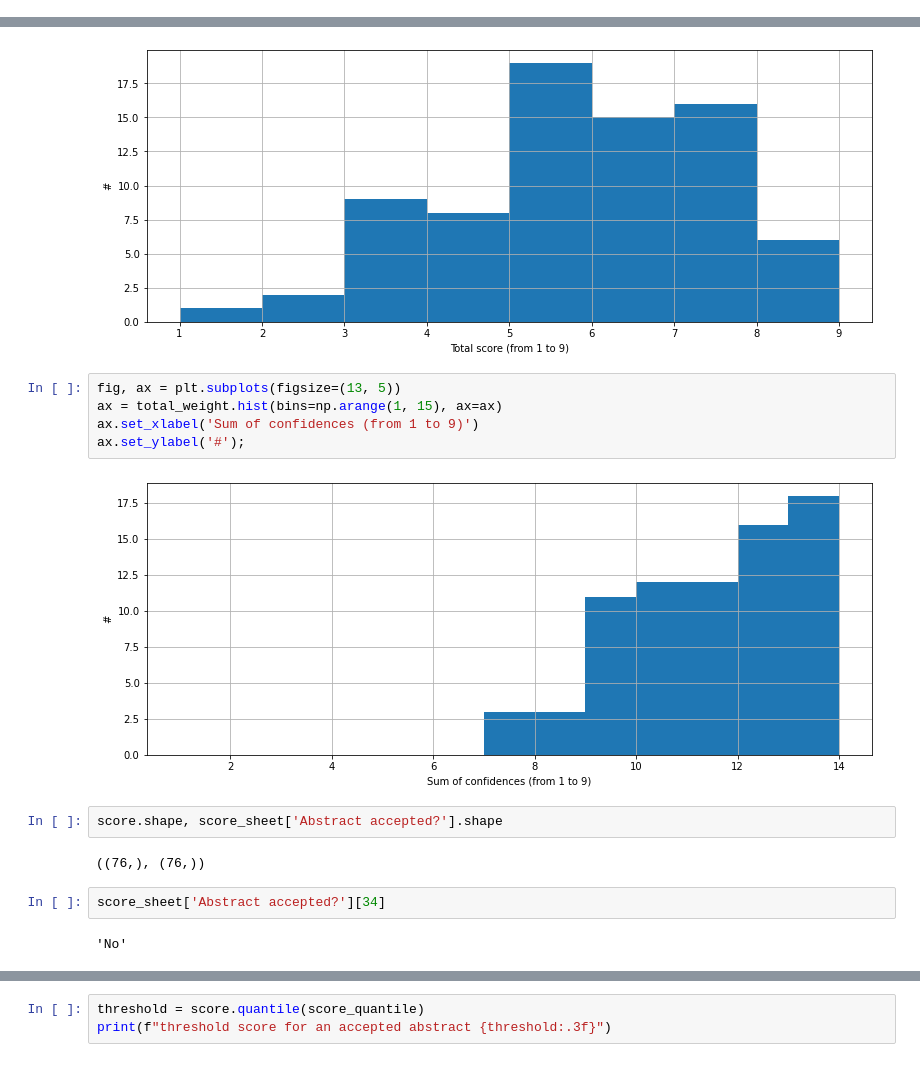
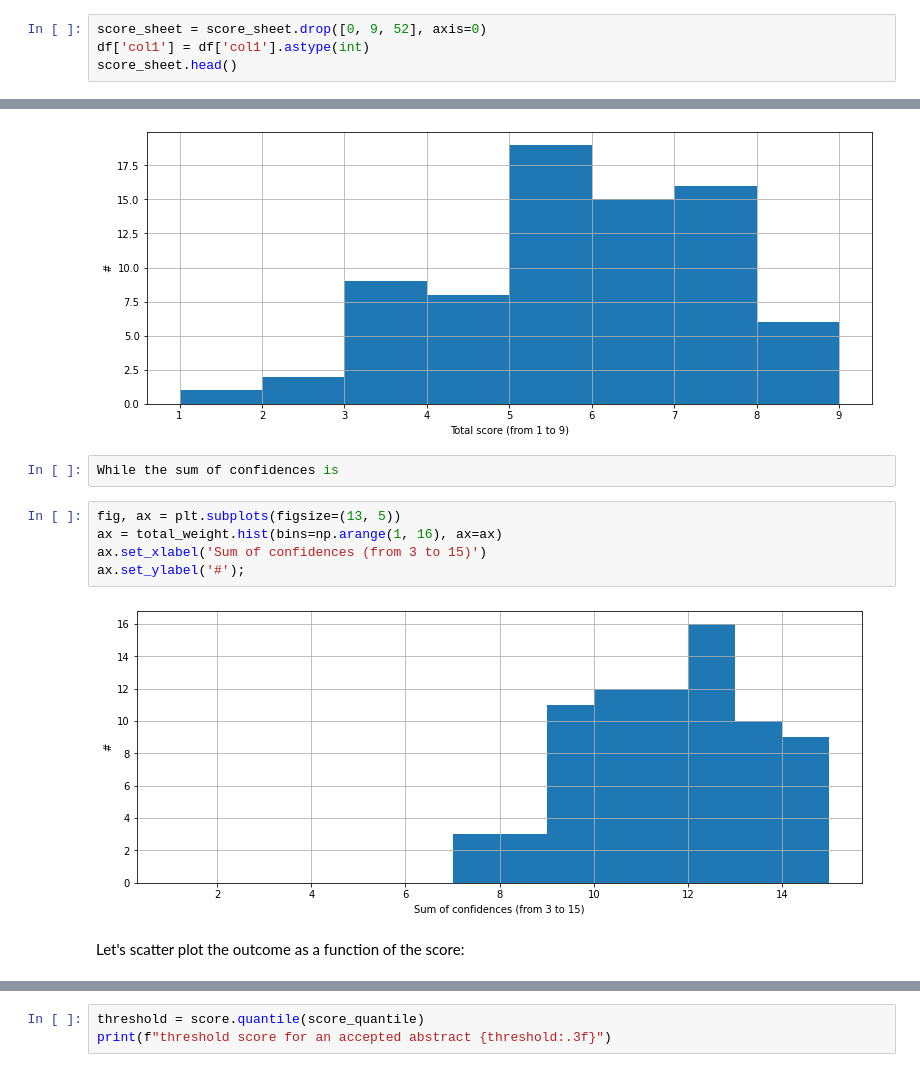
Before and after one commit to laurentperrinet/2022-02-11_COSYNE-scoresheet, a Jupyter notebook: 2022-02-11_COSYNE-scoresheet.ipynb, the cells around one changed output, grey strips where cells are left out. Drawn from its saved outputs; the diff is of its cells as text.

```diff
--- a/2022-02-11_COSYNE-scoresheet.ipynb
+++ b/2022-02-11_COSYNE-scoresheet.ipynb
@@ -92,0 +94,4 @@ score_sheet.head()
+# %%
+score_sheet = score_sheet.drop([0, 9, 52], axis=0)
+df['col1'] = df['col1'].astype(int)
+score_sheet.head()
@@ -208,19 +182,15 @@ ax.set_xlabel('Total score (from 1 to 9)')
 ax.set_ylabel('#');
 # %% [output]
 [figure]
+# %%
+While the sum of confidences is
 # %%
 fig, ax = plt.subplots(figsize=(13, 5))
-ax = total_weight.hist(bins=np.arange(1, 15), ax=ax)
-ax.set_xlabel('Sum of confidences (from 1 to 9)')
+ax = total_weight.hist(bins=np.arange(1, 16), ax=ax)
+ax.set_xlabel('Sum of confidences (from 3 to 15)')
 ax.set_ylabel('#');
 # %% [output]
-[figure, old version]
+[figure, new version]
-# %%
-score.shape, score_sheet['Abstract accepted?'].shape
-# %% [output]
-((76,), (76,))
-# %%
-score_sheet['Abstract accepted?'][34]
-# %% [output]
-'No'
+# %% [markdown]
+Let's scatter plot the outcome as a function of the score:
 # %%
```
Also changed, not shown: parts of 39 cells of this notebook.
